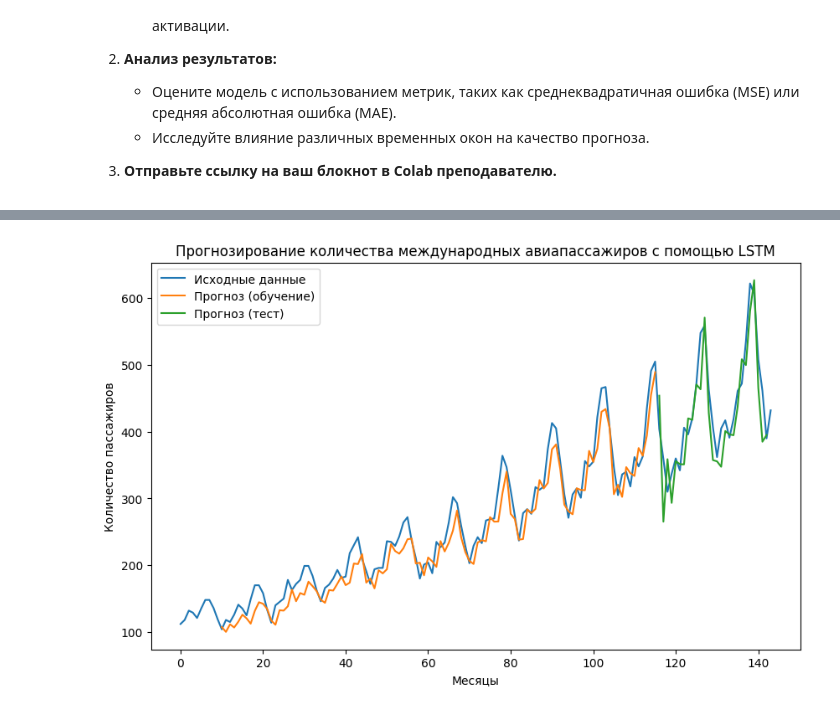
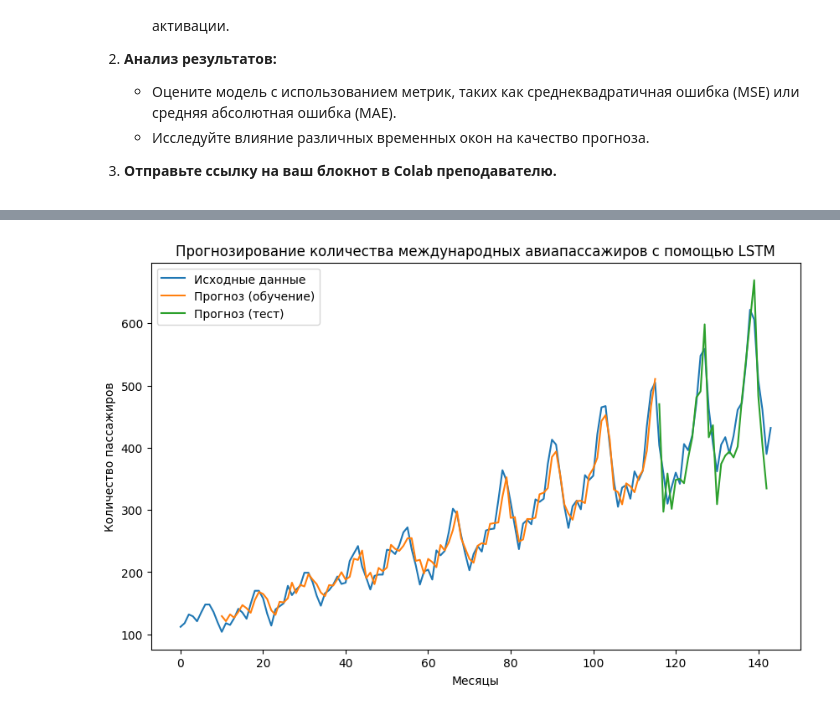
Before and after one commit to el710/Colab, a Jupyter notebook: ДЗ_8_"Нейронные_сети_и_глубокое_обучение".ipynb, the cells around one changed output, grey strips where cells are left out. Saved outputs shown, nothing was run; the diff lists cells and outputs as text; code cells hidden in the pictures.

```diff
--- a/ДЗ_8_"Нейронные_сети_и_глубокое_обучение".ipynb
+++ b/ДЗ_8_"Нейронные_сети_и_глубокое_обучение".ipynb
@@ -54,6 +54,9 @@ import numpy as np
 import pandas as pd
 import matplotlib.pyplot as plt
 from sklearn.preprocessing import MinMaxScaler
+# from sklearn.metrics import accuracy_score, classification_report
+from sklearn.metrics import mean_squared_error
+
 from tensorflow.keras.models import Sequential
 from tensorflow.keras.layers import Dense, LSTM, Input
 import requests
@@ -97,8 +100,8 @@ X_test = X_test.reshape(X_test.shape[0], X_test.shape[1], 1)
 # Построение модели LSTM
 model = Sequential()
 model.add(Input(shape=(time_step, 1)))
-model.add(LSTM(50, return_sequences=True))
-model.add(LSTM(50, return_sequences=False))
+model.add(LSTM(70, return_sequences=True))
+model.add(LSTM(70, return_sequences=False))
 model.add(Dense(25))
 model.add(Dense(1))
 
@@ -110,11 +113,15 @@ model.fit(X_train, y_train, batch_size=1, epochs=50)
 train_predict = model.predict(X_train)
 test_predict = model.predict(X_test)
 
+
 # Обратное преобразование предсказанных значений к исходной шкале
 train_predict = scaler.inverse_transform(train_predict)
 test_predict = scaler.inverse_transform(test_predict)
 y_train = scaler.inverse_transform([y_train])
 y_test = scaler.inverse_transform([y_test])
+
+testScore = np.sqrt(mean_squared_error(y_test[0], test_predict[:, 0]))
+print('\nTest Score: %.2f MSE' % (testScore))
 
 # Визуализация результатов
 plt.figure(figsize=(10, 6))
@@ -152 +159 @@ Epoch 50/50
-[figure, old version]
+[figure, new version]
```
Also changed, not shown: parts of 1 cell of this notebook.
